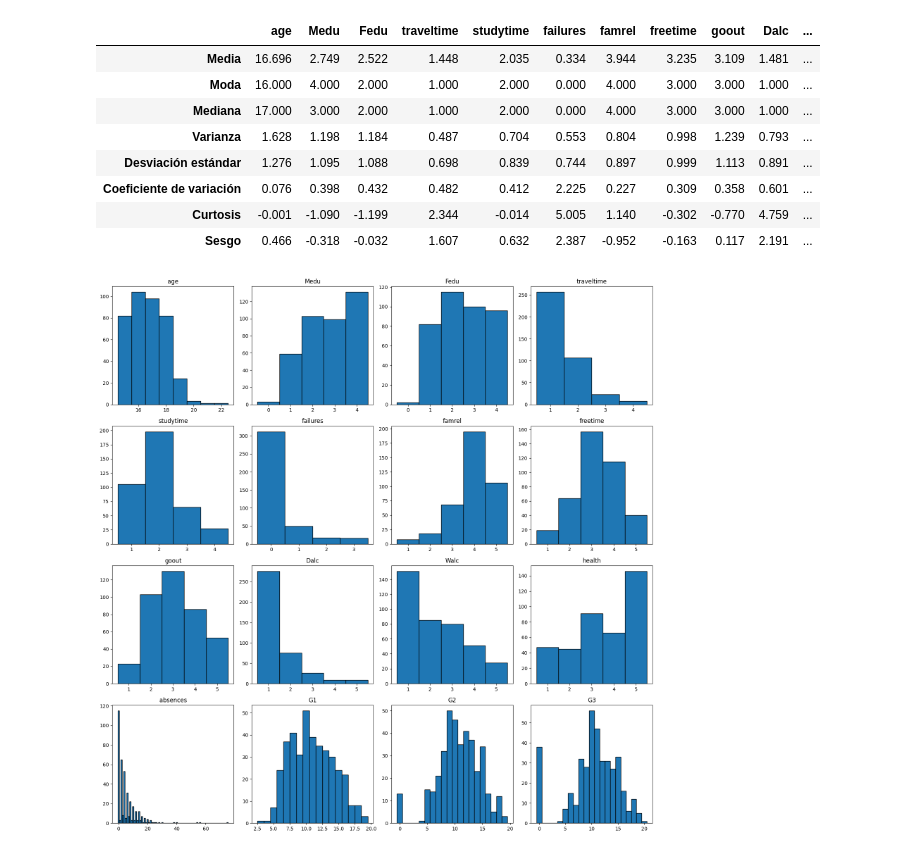
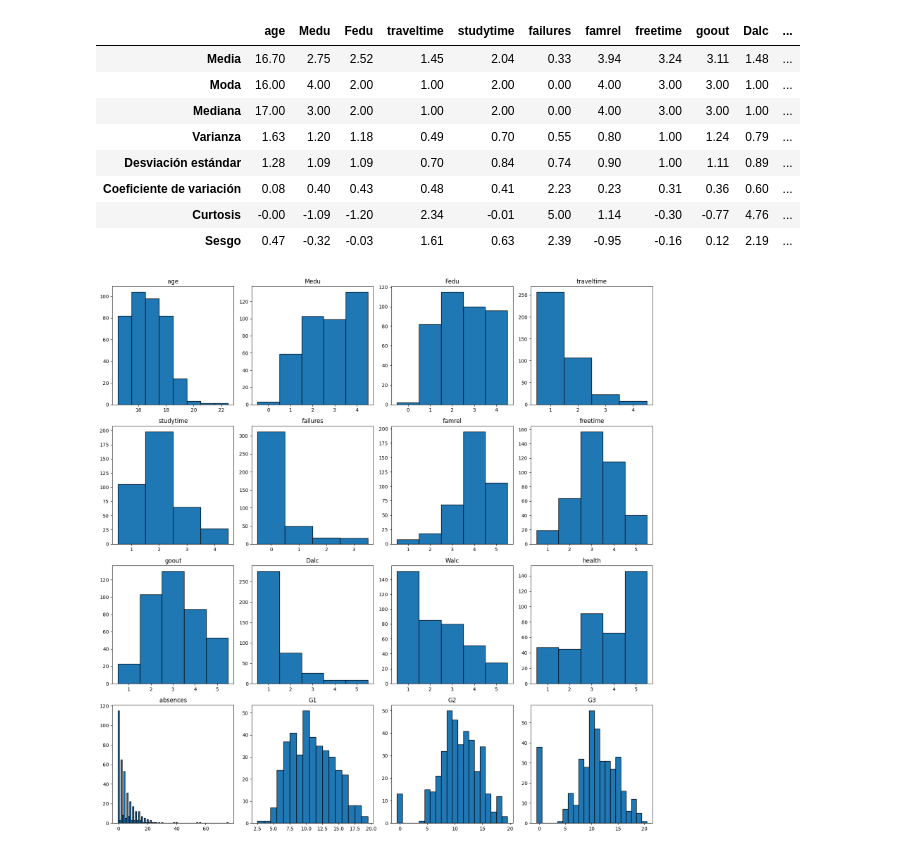
Before and after one commit to Charless96/ProyectoIa, a Jupyter notebook: proyectoErick.ipynb, the cells around one changed output. Saved outputs shown, nothing was run; the diff lists cells and outputs as text; code cells hidden in the pictures.

```diff
--- a/proyectoErick.ipynb
+++ b/proyectoErick.ipynb
@@ -65,28 +97,29 @@ colnames = dfMat.columns.values
 # %%
-#resumen estadistico
+#######################  Resumen estadístico ################################
+
 dfMatRes = dfMat.agg(["mean",fnModa,"median","var","std",fnCV,"kurt","skew"])
 
 # Renombrar las filas
 dfMatRes = dfMatRes.rename(index={"mean": "Media",
                                   "fnModa": "Moda",
                                   "median": "Mediana",
                                   "var": "Varianza",
                                   "std": "Desviación estándar",
                                   "fnCV": "Coeficiente de variación",
                                   "kurt": "Curtosis",
                                   "skew": "Sesgo"})
 
-dfMatRes = dfMatRes.round(3)
+dfMatRes = dfMatRes.round(2)
 
 dfMatRes
 # %% [output]
 |  | age | Medu | Fedu | traveltime | studytime | failures | famrel | freetime | goout | Dalc | ... |
-| Media | 16.696 | 2.749 | 2.522 | 1.448 | 2.035 | 0.334 | 3.944 | 3.235 | 3.109 | 1.481 | ... |
-| Moda | 16.000 | 4.000 | 2.000 | 1.000 | 2.000 | 0.000 | 4.000 | 3.000 | 3.000 | 1.000 | ... |
-| Mediana | 17.000 | 3.000 | 2.000 | 1.000 | 2.000 | 0.000 | 4.000 | 3.000 | 3.000 | 1.000 | ... |
-| Varianza | 1.628 | 1.198 | 1.184 | 0.487 | 0.704 | 0.553 | 0.804 | 0.998 | 1.239 | 0.793 | ... |
-| Desviación estándar | 1.276 | 1.095 | 1.088 | 0.698 | 0.839 | 0.744 | 0.897 | 0.999 | 1.113 | 0.891 | ... |
-| Coeficiente de variación | 0.076 | 0.398 | 0.432 | 0.482 | 0.412 | 2.225 | 0.227 | 0.309 | 0.358 | 0.601 | ... |
-| Curtosis | -0.001 | -1.090 | -1.199 | 2.344 | -0.014 | 5.005 | 1.140 | -0.302 | -0.770 | 4.759 | ... |
-| Sesgo | 0.466 | -0.318 | -0.032 | 1.607 | 0.632 | 2.387 | -0.952 | -0.163 | 0.117 | 2.191 | ... |
+| Media | 16.70 | 2.75 | 2.52 | 1.45 | 2.04 | 0.33 | 3.94 | 3.24 | 3.11 | 1.48 | ... |
+| Moda | 16.00 | 4.00 | 2.00 | 1.00 | 2.00 | 0.00 | 4.00 | 3.00 | 3.00 | 1.00 | ... |
+| Mediana | 17.00 | 3.00 | 2.00 | 1.00 | 2.00 | 0.00 | 4.00 | 3.00 | 3.00 | 1.00 | ... |
+| Varianza | 1.63 | 1.20 | 1.18 | 0.49 | 0.70 | 0.55 | 0.80 | 1.00 | 1.24 | 0.79 | ... |
+| Desviación estándar | 1.28 | 1.09 | 1.09 | 0.70 | 0.84 | 0.74 | 0.90 | 1.00 | 1.11 | 0.89 | ... |
+| Coeficiente de variación | 0.08 | 0.40 | 0.43 | 0.48 | 0.41 | 2.23 | 0.23 | 0.31 | 0.36 | 0.60 | ... |
+| Curtosis | -0.00 | -1.09 | -1.20 | 2.34 | -0.01 | 5.00 | 1.14 | -0.30 | -0.77 | 4.76 | ... |
+| Sesgo | 0.47 | -0.32 | -0.03 | 1.61 | 0.63 | 2.39 | -0.95 | -0.16 | 0.12 | 2.19 | ... |
 # %%
```
Also changed, not shown: parts of 14 cells of this notebook.
